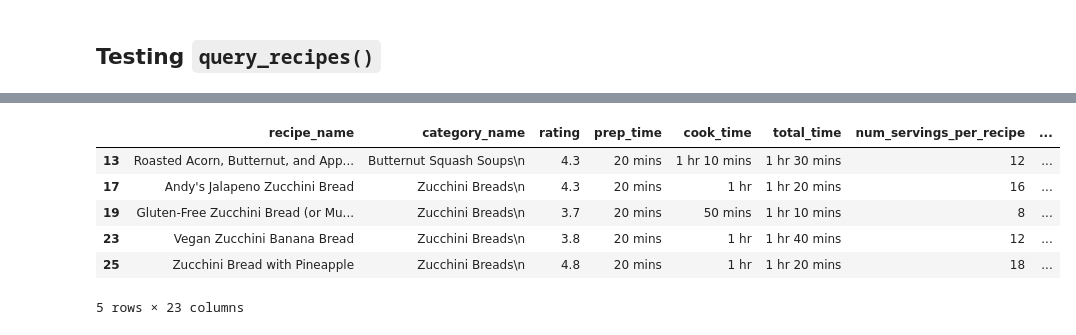
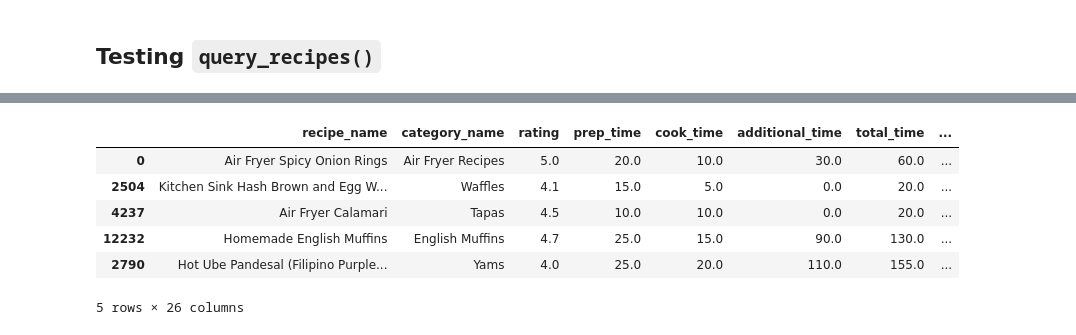
Before and after one commit to jade-y-liang/no-plan-pantry, a Jupyter notebook: recipe_query/recipe_query.ipynb, the cells around one changed output, grey strips where cells are left out. Cells and saved outputs as stored; diff of their text form; code cells hidden in the pictures.

Commit message:
added sample uses of query_recipes()

```diff
--- a/recipe_query/recipe_query.ipynb
+++ b/recipe_query/recipe_query.ipynb
@@ -90,23 +3,24 @@ recipes.head()
 # %%
 import sqlite3
 import pandas as pd
+from recipe_query import query_recipes
 
 # creates a databse in current directory called `temp.db`
 conn = sqlite3.connect("temp.db")
 
 # upload recipes scraped from allrecipes.com to database
-recipes = pd.read_csv("Recipes.csv")
+recipes = pd.read_csv("../datasets/cleaned_recipes.csv")
 recipes.to_sql("recipes", conn, if_exists = "replace", index=False)
 
 df = query_recipes("temp.db",
-                   ingredients=["sugar", "apple"]
+                   ingredients=['onion', 'lime', 'bread', 'milk', 'egg', 'flour']
                    )
 df.head()
 # %% [output]
-|  | recipe_name | category_name | rating | prep_time | cook_time | total_time | num_servings_per_recipe | ... |
-| 13 | Roasted Acorn, Butternut, and App... | Butternut Squash Soups\n | 4.3 | 20 mins | 1 hr 10 mins | 1 hr 30 mins | 12 | ... |
-| 17 | Andy's Jalapeno Zucchini Bread | Zucchini Breads\n | 4.3 | 20 mins | 1 hr | 1 hr 20 mins | 16 | ... |
-| 19 | Gluten-Free Zucchini Bread (or Mu... | Zucchini Breads\n | 3.7 | 20 mins | 50 mins | 1 hr 10 mins | 8 | ... |
-| 23 | Vegan Zucchini Banana Bread | Zucchini Breads\n | 3.8 | 20 mins | 1 hr | 1 hr 40 mins | 12 | ... |
-| 25 | Zucchini Bread with Pineapple | Zucchini Breads\n | 4.8 | 20 mins | 1 hr | 1 hr 20 mins | 18 | ... |
+|  | recipe_name | category_name | rating | prep_time | cook_time | additional_time | total_time | ... |
+| 0 | Air Fryer Spicy Onion Rings | Air Fryer Recipes | 5.0 | 20.0 | 10.0 | 30.0 | 60.0 | ... |
+| 2504 | Kitchen Sink Hash Brown and Egg W... | Waffles | 4.1 | 15.0 | 5.0 | 0.0 | 20.0 | ... |
+| 4237 | Air Fryer Calamari | Tapas | 4.5 | 10.0 | 10.0 | 0.0 | 20.0 | ... |
+| 12232 | Homemade English Muffins | English Muffins | 4.7 | 25.0 | 15.0 | 90.0 | 130.0 | ... |
+| 2790 | Hot Ube Pandesal (Filipino Purple... | Yams | 4.0 | 25.0 | 20.0 | 110.0 | 155.0 | ... |
-5 rows × 23 columns
+5 rows × 26 columns
```
Also changed, not shown: parts of 11 cells of this notebook.
